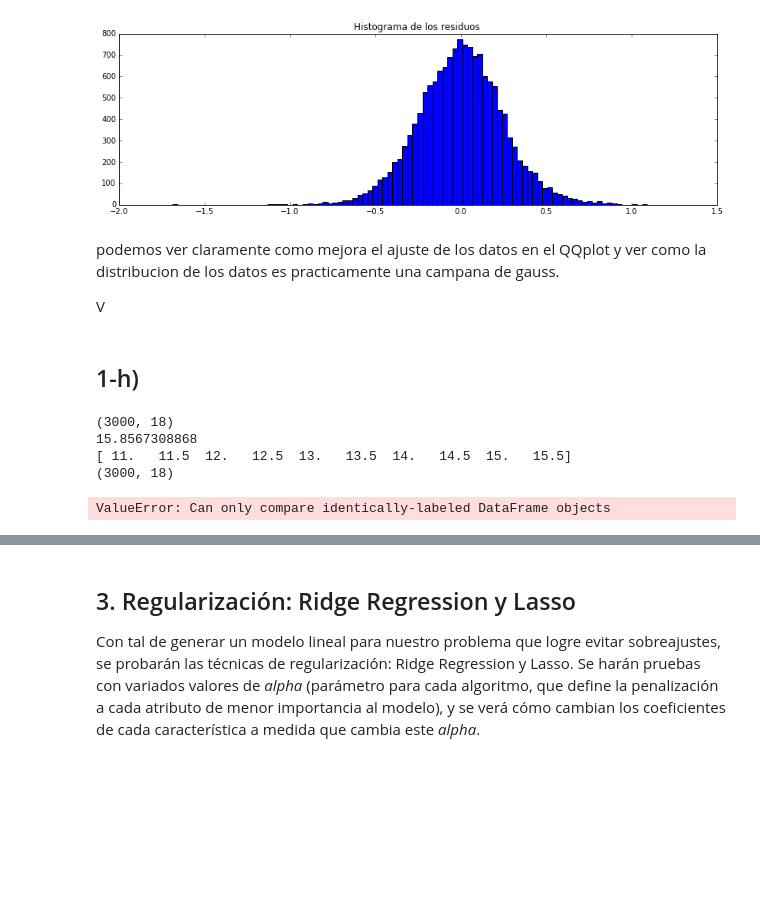
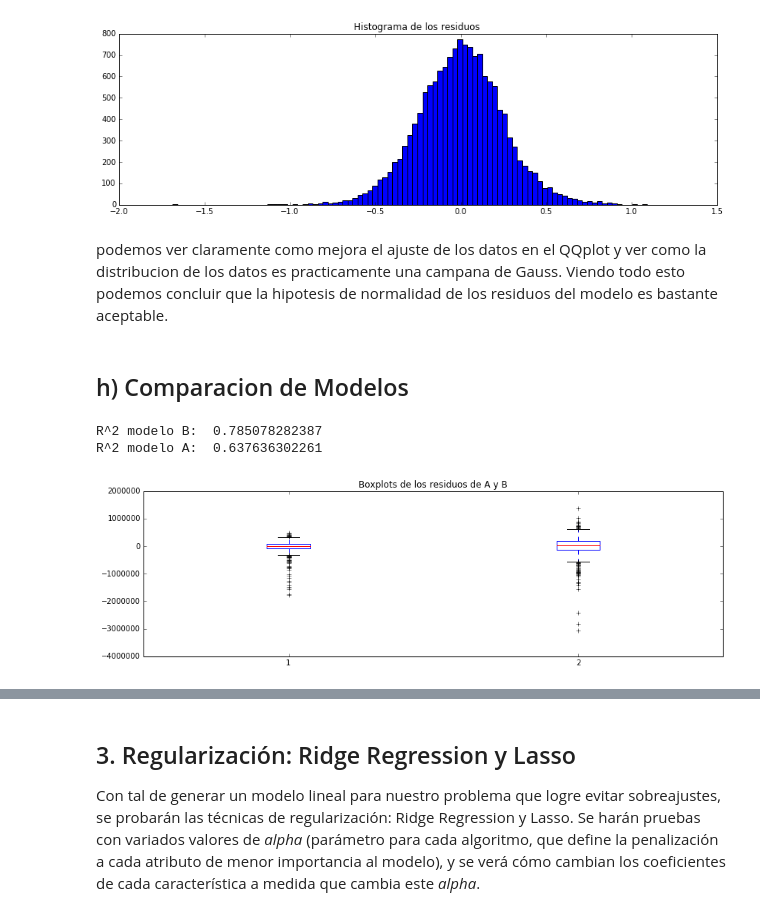
Before and after one commit to VitoVoti/ML_T1_LinReg, a Jupyter notebook: Tarea1 .ipynb, the cells around one changed output, grey strips where cells are left out. Drawn from its saved outputs; the diff is of its cells as text; code cells hidden in the pictures; blank space fills up the shorter version.

```diff
--- a/Tarea1 .ipynb
+++ b/Tarea1 .ipynb
@@ -269,14 +268,16 @@ Xtest2 = X[np.logical_not(istrain)]
 ytest2 = y[np.logical_not(istrain)]
 Xtrain2 = Xtrain2.drop(['price'], axis=1)
 Xtest2 = Xtest2.drop(['price'], axis=1)
-scaler = StandardScaler().fit(Xtrain2)
-Xtrain2_scaled = pd.DataFrame(scaler.transform(Xtrain2), columns=Xtrain2.columns)
-Xtrain2_scaled.insert(Xtrain2_scaled.shape[1], 'intercept', np.ones(Xtrain2_scaled.shape[0]))
+scaler2 = StandardScaler().fit(Xtrain2)
+df_scaled_train2 = pd.DataFrame(scaler2.transform(Xtrain2), columns=Xtrain2.columns)
+df_scaled_train2.insert(df_scaled_train2.shape[1], 'intercept', np.ones(df_scaled_train2.shape[0]))
 
-linreg.fit(Xtrain2_scaled, ytrain2)
-z_score2 = zscore(Xtrain2_scaled.as_matrix(),linreg.coef_,Xtrain2_scaled.std())
-d2 = {'1. Nombre_regresor' : Xtrain2_scaled.columns,'2. Coeficientes' : pd.Series(linreg.coef_),'3. z-score': pd.Series(z_score2)}
+linreg.fit(df_scaled_train2, ytrain2)
+z_score2 = zscore(df_scaled_train2.as_matrix(),linreg.coef_,df_scaled_train2.std())
+d2 = {'1. Nombre_regresor' : df_scaled_train2.columns,'2. Coeficientes' : pd.Series(linreg.coef_),'3. z-score': pd.Series(z_score2)}
 print(pd.DataFrame(d2))
+
+print(df_scaled_train2.shape)
 # %% [output]
    1. Nombre_regresor  2. Coeficientes  3. z-score
 0            bedrooms        -0.008086   -0.771117
@@ -411,7 +382,9 @@ Primero realizaremos la prueba usando el dataframe de entrenamiento que tiene la
 # %%
+linreg = lm.LinearRegression(fit_intercept = False)
+linreg.fit(df_scaled_train, ytrain)
 # se calcula la prediccion hecha por el modelo del target usando los datos de entrenamiento.
-Xtrain = np.array(df_scaled_train)
-yhat_train = linreg.predict(Xtrain)
+Xtrain_qq = np.array(df_scaled_train)
+yhat_train = linreg.predict(Xtrain_qq)
 #Se calcula el error o residuo usando los valores reales y los obteidos por la prediccion del modelo
 e = np.array(ytrain) - yhat_train
 # %%
@@ -448,23 +421,17 @@ plt.show()
 # %% [output]
 [figure]
 # %% [markdown]
-podemos ver claramente como mejora el ajuste de los datos en el QQplot y ver como la distribucion de los datos es practicamente una campana de gauss.
-
-V
+podemos ver claramente como mejora el ajuste de los datos en el QQplot y ver como la distribucion de los datos es practicamente una campana de Gauss.
+Viendo todo esto podemos concluir que la hipotesis de normalidad de los residuos del modelo es bastante aceptable.
 # %% [markdown]
-## 1-h)
+## h) Comparacion de Modelos
 # %%
 df_A = df.sample(3000)
-print(df_A.shape)
 frames = []
 valor = np.log(df.price)
-print(np.max(valor))
-print(np.arange(int(np.min(valor)),int(np.max(valor))+1,0.5))
 for z in np.arange(int(np.min(valor)),int(np.max(valor))+1,0.5):
     frames.append(df[(np.log(df.price) >= z) & (np.log(df.price) < z+0.5)].head(500))
 df_B = pd.concat(frames).sample(3000)
-print(df_B.shape)
-print(df_A == df_B)
 X_A = df_A.iloc[:,1:].values
 y_A = df_A.price
 X_B = df_B.iloc[:,1:].values
@@ -472,9 +439,27 @@ y_B = df_B.price
 from sklearn.model_selection import train_test_split
 Xtrain_A, Xval_A, ytrain_A, yval_A = train_test_split(X_A, y_A, test_size=0.3, random_state=42)
 Xtrain_B, Xval_B, ytrain_B, yval_B = train_test_split(X_B, y_B, test_size=0.3, random_state=42)
-# %% [output]
-(3000, 18)
-15.8567308868
-[ 11.   11.5  12.   12.5  13.   13.5  14.   14.5  15.   15.5]
-(3000, 18)
-ValueError: Can only compare identically-labeled DataFrame objects
+# %%
+#Analisis para el modelo A
+modeloA = linreg.fit(Xtrain_A,ytrain_A)
+yhat_A = modeloA.predict(Xval_A)
+residuos_A = yhat_A - yval_A
+#Analisis para el modelo B
+modeloB = linreg.fit(Xtrain_B,ytrain_B)
+yhat_B = modeloB.predict(Xval_B)
+residuos_B = yhat_B - yval_B
+
+#Se obtiene su R^2
+print("R^2 modelo B: ",modeloB.score(Xval_B,yval_B))
+print("R^2 modelo A: ",modeloA.score(Xval_A,yval_A))
+# %% [output]
+R^2 modelo B:  0.785078282387
+R^2 modelo A:  0.637636302261
+# %%
+#data = [yhat_A,yhat_B]
+data = [residuos_A,residuos_B]
+plt.title("Boxplots de los residuos de A y B")
+plt.boxplot(data)
+plt.show()
+# %% [output]
+[figure, added]
```
Also changed, not shown: parts of 41 cells of this notebook, 1 other file.
